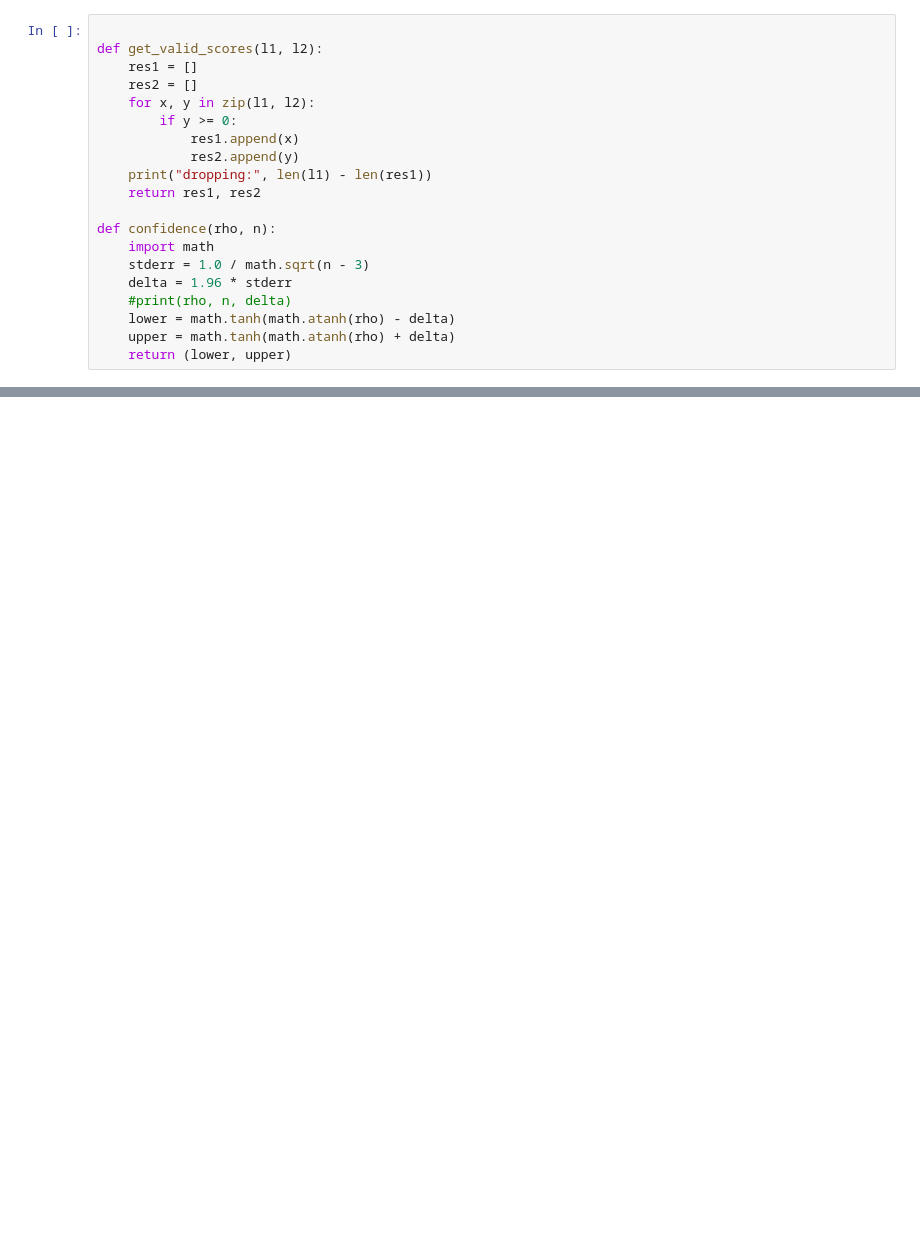
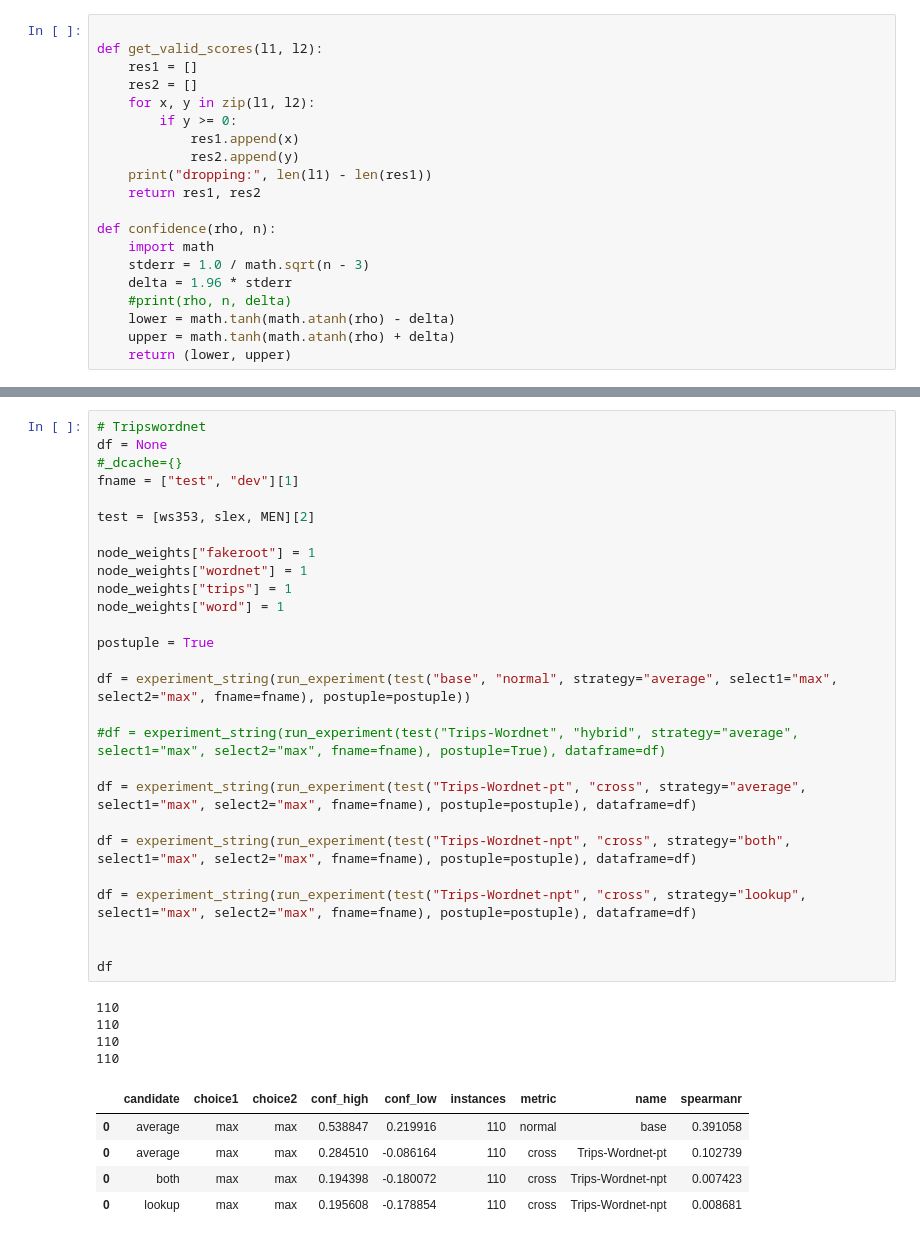
Before and after one commit to mrmechko/simcross, a Jupyter notebook: notebooks/Cross_wupalmer_evaluation.ipynb, the cells around one changed output, grey strips where cells are left out. Cells and saved outputs as stored; diff of their text form; blank space fills up the shorter version.

```diff
--- a/notebooks/Cross_wupalmer_evaluation.ipynb
+++ b/notebooks/Cross_wupalmer_evaluation.ipynb
@@ -717,0 +795,37 @@ df
+# %%
+# Tripswordnet
+df = None
+#_dcache={}
+fname = ["test", "dev"][1]
+
+test = [ws353, slex, MEN][2]
+
+node_weights["fakeroot"] = 1
+node_weights["wordnet"] = 1
+node_weights["trips"] = 1
+node_weights["word"] = 1
+
+postuple = True
+
+df = experiment_string(run_experiment(test("base", "normal", strategy="average", select1="max", select2="max", fname=fname), postuple=postuple))
+
+#df = experiment_string(run_experiment(test("Trips-Wordnet", "hybrid", strategy="average", select1="max", select2="max", fname=fname), postuple=True), dataframe=df)
+
+df = experiment_string(run_experiment(test("Trips-Wordnet-pt", "cross", strategy="average", select1="max", select2="max", fname=fname), postuple=postuple), dataframe=df)
+
+df = experiment_string(run_experiment(test("Trips-Wordnet-npt", "cross", strategy="both", select1="max", select2="max", fname=fname), postuple=postuple), dataframe=df)
+
+df = experiment_string(run_experiment(test("Trips-Wordnet-npt", "cross", strategy="lookup", select1="max", select2="max", fname=fname), postuple=postuple), dataframe=df)
+
+
+df
+# %% [output]
+110
+110
+110
+110
+|  | candidate | choice1 | choice2 | conf_high | conf_low | instances | metric | name | spearmanr |
+| 0 | average | max | max | 0.538847 | 0.219916 | 110 | normal | base | 0.391058 |
+| 0 | average | max | max | 0.284510 | -0.086164 | 110 | cross | Trips-Wordnet-pt | 0.102739 |
+| 0 | both | max | max | 0.194398 | -0.180072 | 110 | cross | Trips-Wordnet-npt | 0.007423 |
+| 0 | lookup | max | max | 0.195608 | -0.178854 | 110 | cross | Trips-Wordnet-npt | 0.008681 |
```
Also changed, not shown: parts of 8 cells of this notebook, 22 other files.
